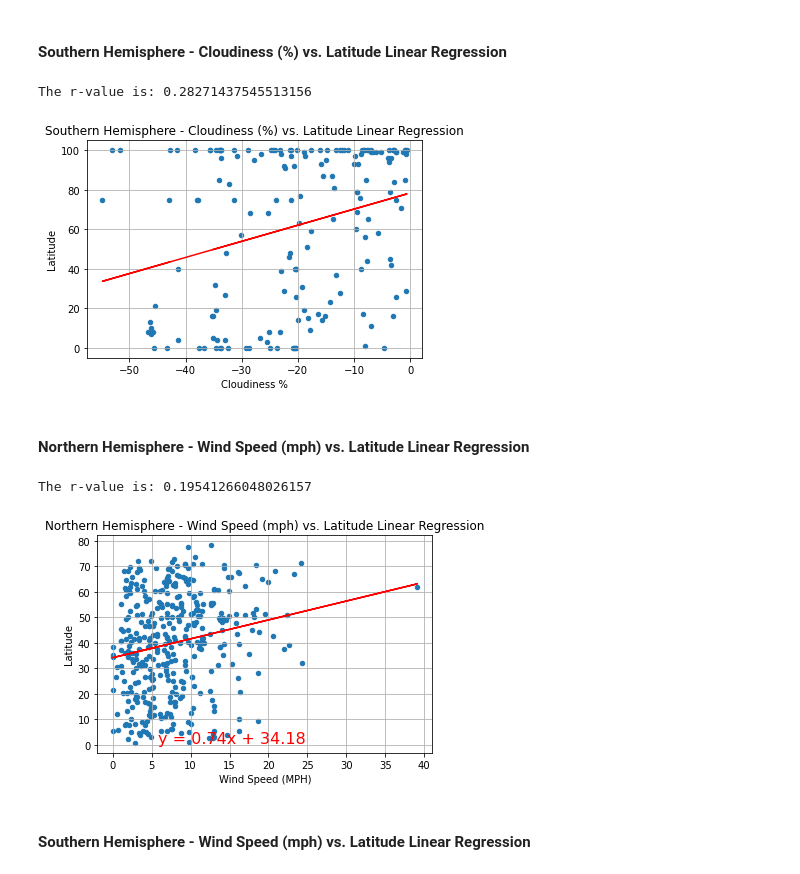
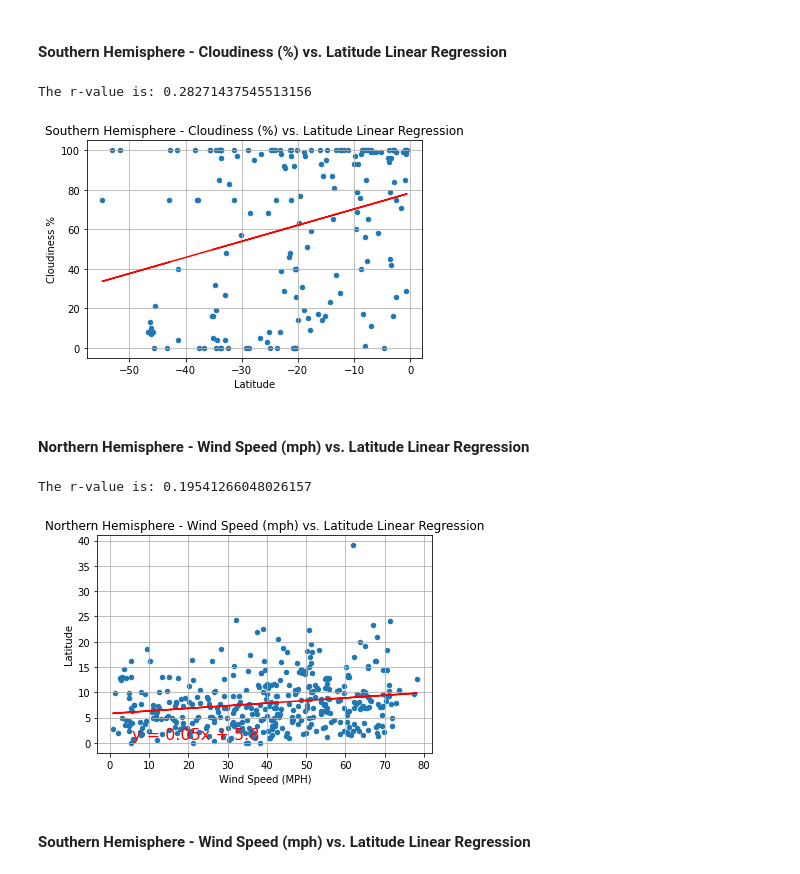
Before and after one commit to HBodden/Module-6-Challenge, a Jupyter notebook: WeatherPy/WeatherPy.ipynb, the cells around one changed output. Cells and saved outputs as stored; diff of their text form; code cells hidden in the pictures.

```diff
--- a/WeatherPy/WeatherPy.ipynb
+++ b/WeatherPy/WeatherPy.ipynb
@@ -473,8 +477,9 @@ plt.show()
 southern_hem.plot('Lat','Cloudiness', kind='scatter')
 # Incorporate the other graph properties
 plt.title("Southern Hemisphere - Cloudiness (%) vs. Latitude Linear Regression")
-plt.xlabel("Cloudiness %")
-plt.ylabel("Latitude")
+plt.xlabel("Latitude")
+plt.ylabel("Cloudiness %")
+
 plt.grid(True)
 (slope, intercept, rvalue, pvalue, stderr) = linregress(southern_hem['Lat'], southern_hem['Cloudiness'])
 regress_values = southern_hem['Lat'] * slope + intercept
@@ -484,36 +489,36 @@ plt.plot(southern_hem['Lat'],regress_values,"r-")
 print(f"The r-value is: {rvalue}")
 
 # Save the figure
-#plt.savefig("SHem_Cloudiness_v_Latitude_Plot.png")
+plt.savefig("SHem_Cloudiness_v_Latitude_Plot.png")
 
 # Show plot
 plt.show()
 # %% [output]
 The r-value is: 0.28271437545513156
-[figure, old version]
+[figure, new version]
 # %% [markdown]
 ####  Northern Hemisphere - Wind Speed (mph) vs. Latitude Linear Regression
 # %%
-northern_hem.plot( 'Wind Speed', 'Lat', kind='scatter')
+northern_hem.plot('Lat','Wind Speed', kind='scatter')
 # Incorporate the other graph properties
 plt.title("Northern Hemisphere - Wind Speed (mph) vs. Latitude Linear Regression")
+plt.ylabel("Latitude")
 plt.xlabel("Wind Speed (MPH)")
-plt.ylabel("Latitude")
 plt.grid(True)
-(slope, intercept, rvalue, pvalue, stderr) = linregress(northern_hem['Wind Speed'], northern_hem['Lat'])
-regress_values = northern_hem['Wind Speed'] * slope + intercept
+(slope, intercept, rvalue, pvalue, stderr) = linregress(northern_hem['Lat'], northern_hem['Wind Speed'])
+regress_values = northern_hem['Lat'] * slope + intercept
 line_eq7 = "y = " + str(round(slope,2)) + "x + " + str(round(intercept,2))
 plt.annotate(line_eq7,(5.8,0.8),fontsize=16,color="red")
-plt.plot(northern_hem['Wind Speed'],regress_values,"r-")
+plt.plot(northern_hem['Lat'],regress_values,"r-")
 print(f"The r-value is: {rvalue}")
 # Save the figure
-#plt.savefig("NHem_WindSpeed_v_Lat_LinearRegPlot.png")
+plt.savefig("NHem_WindSpeed_v_Lat_LinearRegPlot.png")
 
 # Show plot
 plt.show()
 # %% [output]
 The r-value is: 0.19541266048026157
-[figure, old version]
+[figure, new version]
 # %% [markdown]
 ####  Southern Hemisphere - Wind Speed (mph) vs. Latitude Linear Regression
 # %%
```
Also changed, not shown: parts of 10 cells of this notebook, 12 other files.
